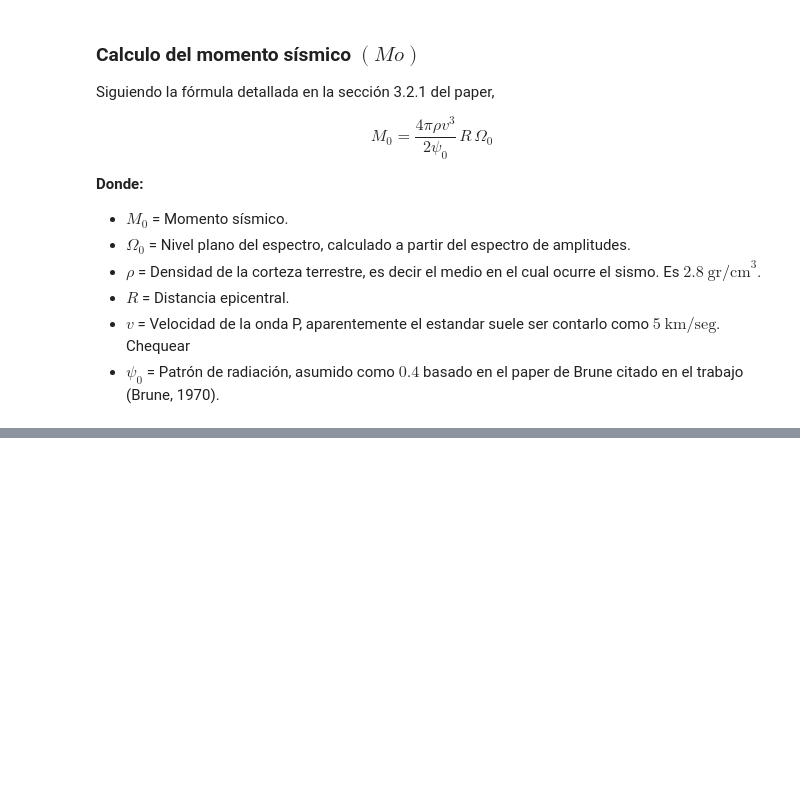
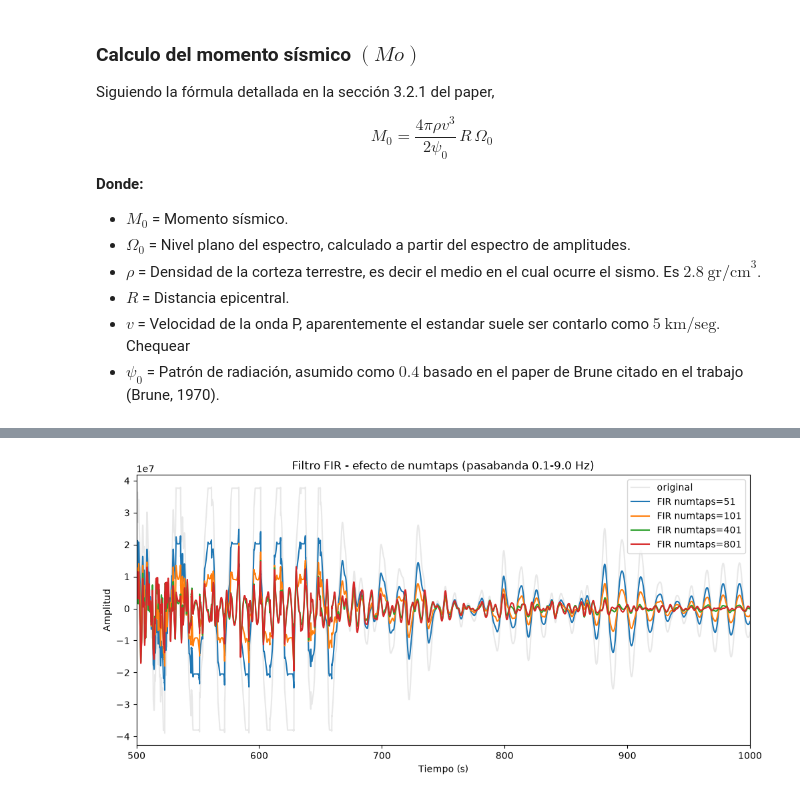
Before and after one commit to ezegrenat/seismic-signal-processing, a Jupyter notebook: terremoto_maule_2010.ipynb, the cells around one changed output, grey strips where cells are left out. Saved outputs shown, nothing was run; the diff lists cells and outputs as text; code cells hidden in the pictures; blank space fills up the shorter version.

```diff
--- a/terremoto_maule_2010.ipynb
+++ b/terremoto_maule_2010.ipynb
@@ -186,0 +266,7 @@ $$
+# %%
+numtaps = 401  # cantidad de coeficientes del filtro FIR (impar, entre mas alto, mas "abrupto" el corte pero mas costoso)
+
+fir_coef = firwin(numtaps, [lowcut, highcut], pass_zero=False, fs=fs)
+
+df["amplitud_fir"] = filtfilt(fir_coef, [1.0], df["amplitud"].values)
+df[["amplitud", "amplitud_iir", "amplitud_fir"]].head()
@@ -186,0 +280,20 @@ $$
+# %%
+numtaps_to_test = [51, 101, 401, 801]
+
+fig, ax = plt.subplots(figsize=(10, 5))
+ax.plot(df["tiempo_s"], df["amplitud"], color="lightgray", label="original", alpha=0.5)
+
+for nt in numtaps_to_test:
+    coef = firwin(nt, [lowcut, highcut], pass_zero=False, fs=fs)
+    y = filtfilt(coef, [1.0], df["amplitud"].values)
+    ax.plot(df["tiempo_s"], y, label=f"FIR numtaps={nt}")
+
+ax.set_xlabel("Tiempo (s)")
+ax.set_ylabel("Amplitud")
+ax.set_title(f"Filtro FIR - efecto de numtaps (pasabanda {lowcut}-{highcut} Hz)")
+ax.legend()
+plt.tight_layout()
+ax.set_xlim(500, 1000)  # zoom, defini los valores en base al grafico de abajo.
+plt.show() # si comentamos la linea de arriba se ve la serie completa
+# %% [output]
+[figure, added]
```
Also changed, not shown: parts of 18 cells of this notebook.
